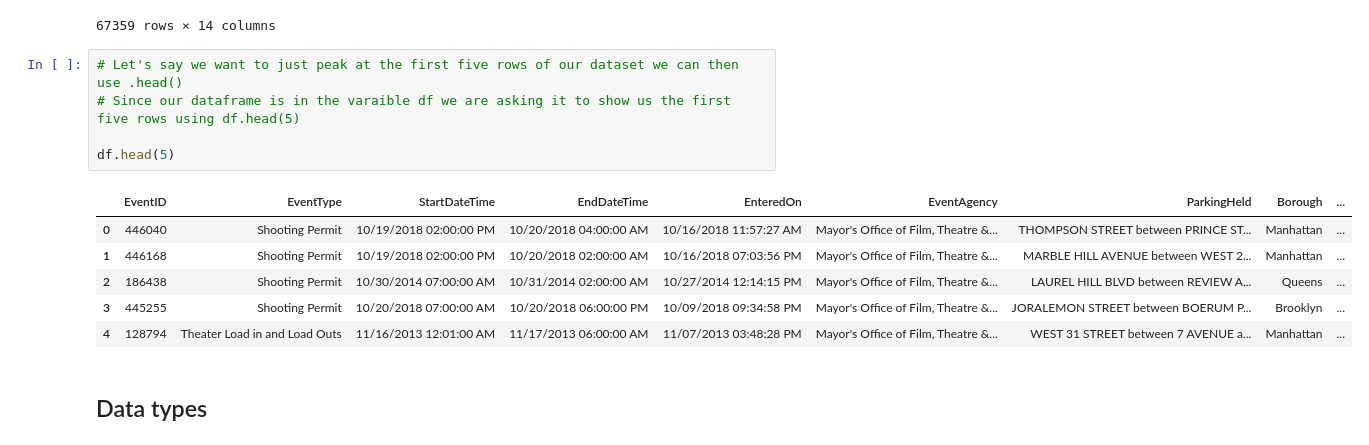
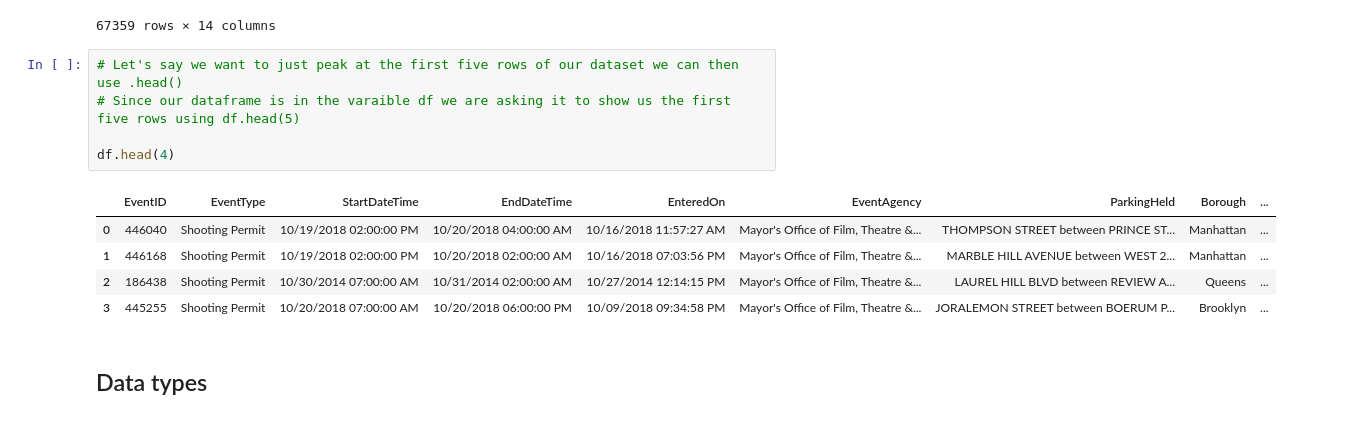
Before and after one commit to IrtizaNasar/Intrduction-to-DataScience-OpenCourse, a Jupyter notebook: Week 2/Introduction to Data Science - Week 2.ipynb, the cells around one changed output. Saved outputs shown, nothing was run; the diff lists cells and outputs as text.

```diff
--- a/Week 2/Introduction to Data Science - Week 2.ipynb
+++ b/Week 2/Introduction to Data Science - Week 2.ipynb
@@ -64,15 +70,14 @@ df
 # %%
 # Let's say we want to just peak at the first five rows of our dataset we can then use .head()
 # Since our dataframe is in the varaible df we are asking it to show us the first five rows using df.head(5)
 
-df.head(5)
+df.head(4)
 # %% [output]
 |  | EventID | EventType | StartDateTime | EndDateTime | EnteredOn | EventAgency | ParkingHeld | Borough | ... |
 | 0 | 446040 | Shooting Permit | 10/19/2018 02:00:00 PM | 10/20/2018 04:00:00 AM | 10/16/2018 11:57:27 AM | Mayor's Office of Film, Theatre &... | THOMPSON STREET between PRINCE ST... | Manhattan | ... |
 | 1 | 446168 | Shooting Permit | 10/19/2018 02:00:00 PM | 10/20/2018 02:00:00 AM | 10/16/2018 07:03:56 PM | Mayor's Office of Film, Theatre &... | MARBLE HILL AVENUE between WEST 2... | Manhattan | ... |
 | 2 | 186438 | Shooting Permit | 10/30/2014 07:00:00 AM | 10/31/2014 02:00:00 AM | 10/27/2014 12:14:15 PM | Mayor's Office of Film, Theatre &... | LAUREL HILL BLVD between REVIEW A... | Queens | ... |
 | 3 | 445255 | Shooting Permit | 10/20/2018 07:00:00 AM | 10/20/2018 06:00:00 PM | 10/09/2018 09:34:58 PM | Mayor's Office of Film, Theatre &... | JORALEMON STREET between BOERUM P... | Brooklyn | ... |
-| 4 | 128794 | Theater Load in and Load Outs | 11/16/2013 12:01:00 AM | 11/17/2013 06:00:00 AM | 11/07/2013 03:48:28 PM | Mayor's Office of Film, Theatre &... | WEST 31 STREET between 7 AVENUE a... | Manhattan | ... |
 # %% [markdown]
 ##  Data types
 # %% [markdown]
```
Also changed, not shown: parts of 33 cells of this notebook, 1 other file.
